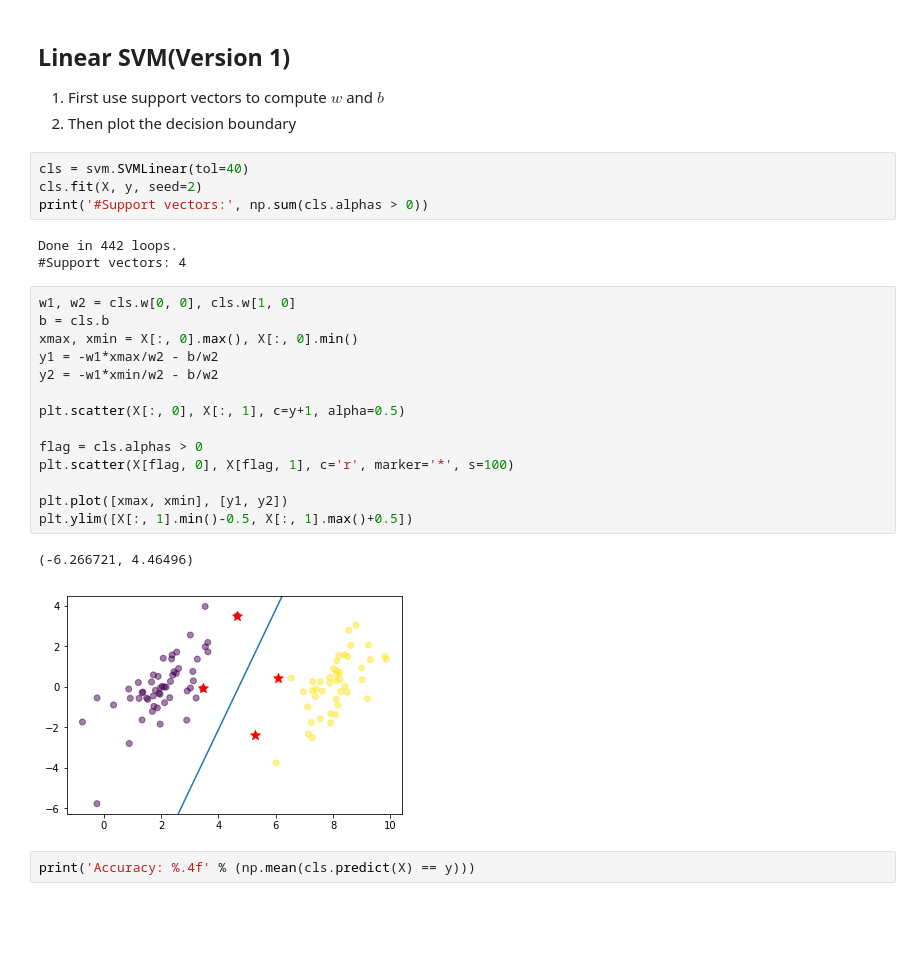
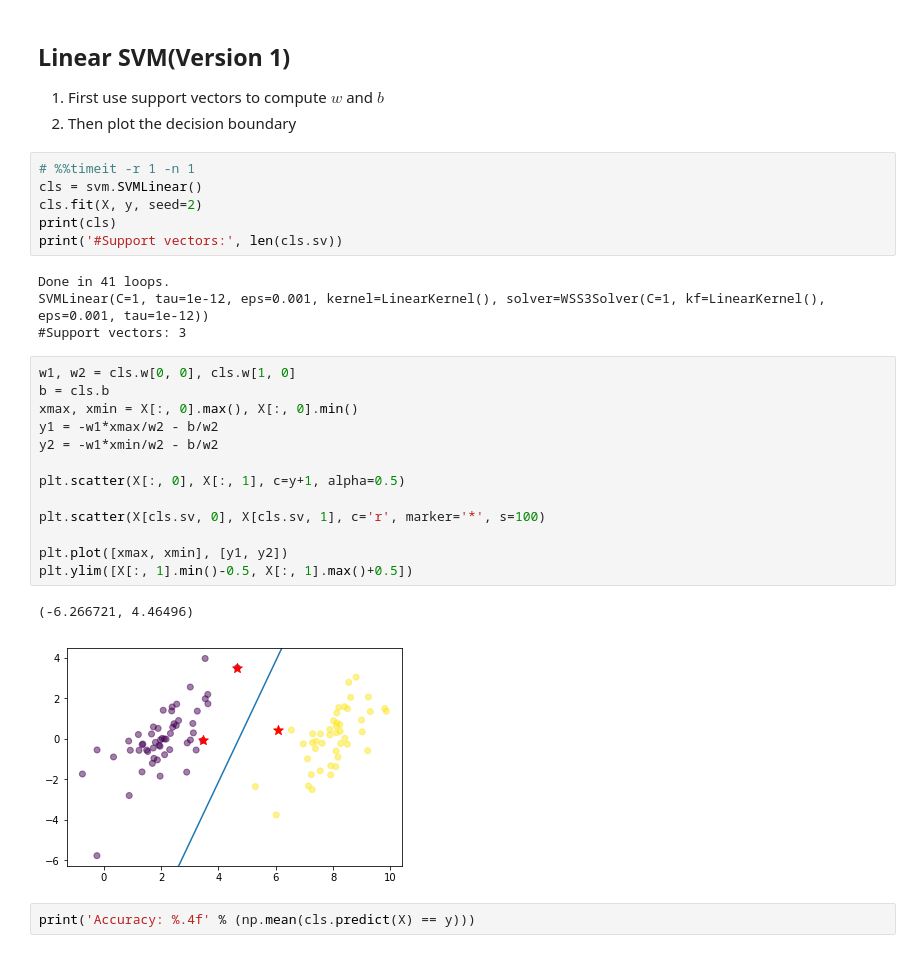
Before and after one commit to Irlyue/MLAlg, a Jupyter notebook: notebook/svm/SVM.ipynb, the cells around one changed output. Saved outputs shown, nothing was run; the diff lists cells and outputs as text; blank space fills up the shorter version.

Commit message:
use method from libsvm to choose alpha's

```diff
--- a/notebook/svm/SVM.ipynb
+++ b/notebook/svm/SVM.ipynb
@@ -36,29 +38,31 @@ plt.scatter(X[:, 0], X[:, 1], c=y+1)
 1. First use support vectors to compute $w$ and $b$
 2. Then plot the decision boundary
 # %%
-cls = svm.SVMLinear(tol=40)
+# %%timeit -r 1 -n 1
+cls = svm.SVMLinear()
 cls.fit(X, y, seed=2)
-print('#Support vectors:', np.sum(cls.alphas > 0))
+print(cls)
+print('#Support vectors:', len(cls.sv))
 # %% [output]
-Done in 442 loops.
-#Support vectors: 4
+Done in 41 loops.
+SVMLinear(C=1, tau=1e-12, eps=0.001, kernel=LinearKernel(), solver=WSS3Solver(C=1, kf=LinearKernel(), eps=0.001, tau=1e-12))
+#Support vectors: 3
 # %%
 w1, w2 = cls.w[0, 0], cls.w[1, 0]
 b = cls.b
 xmax, xmin = X[:, 0].max(), X[:, 0].min()
 y1 = -w1*xmax/w2 - b/w2
 y2 = -w1*xmin/w2 - b/w2
 
 plt.scatter(X[:, 0], X[:, 1], c=y+1, alpha=0.5)
 
-flag = cls.alphas > 0
-plt.scatter(X[flag, 0], X[flag, 1], c='r', marker='*', s=100)
+plt.scatter(X[cls.sv, 0], X[cls.sv, 1], c='r', marker='*', s=100)
 
 plt.plot([xmax, xmin], [y1, y2])
 plt.ylim([X[:, 1].min()-0.5, X[:, 1].max()+0.5])
 # %% [output]
 (-6.266721, 4.46496)
-[figure, old version]
+[figure, new version]
 # %%
 print('Accuracy: %.4f' % (np.mean(cls.predict(X) == y)))
 # %% [output]
```
Also changed, not shown: parts of 9 cells of this notebook, 2 other files.
